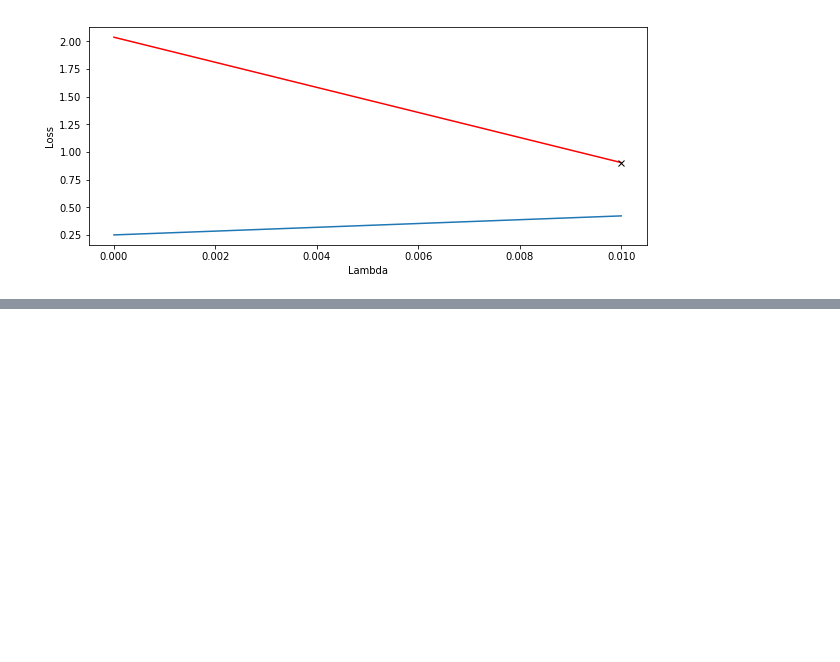
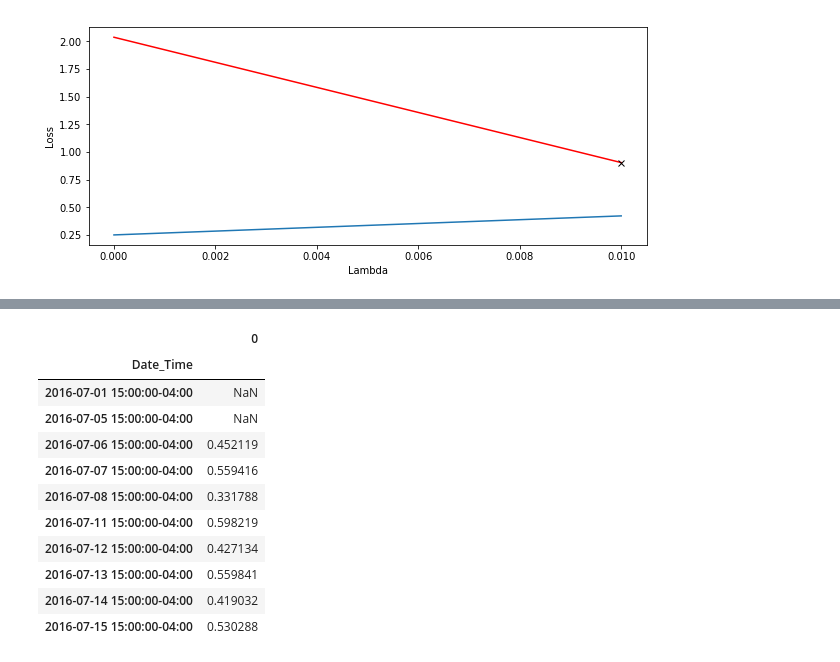
Before and after one commit to cwilko/marketinsights-ml, a Jupyter notebook: models/local/Experiment-1.ipynb, the cells around one changed output, grey strips where cells are left out. Drawn from its saved outputs; the diff is of its cells as text; code cells hidden in the pictures; blank space fills up the shorter version.

```diff
--- a/models/local/Experiment-1.ipynb
+++ b/models/local/Experiment-1.ipynb
@@ -22,11 +22,13 @@ import gc
 import uuid
 import numpy as np
 
-!pip install --upgrade git+https://github.com/cwilko/quantutils.git
+#!pip install --upgrade ../../../quantutils
 
 import quantutils.dataset.pipeline as ppl
 from quantutils.api.bluemix import CloudObjectStore, ObjectStore, Metrics, Logger
 from quantutils.api.marketinsights import MarketInsights, Dataset
+from quantutils.api.assembly import MIAssembly
+from quantutils.api.functions import Functions
 import quantutils.model.utils as mlutils
 from quantutils.model.ml import Model
 
@@ -35,14 +37,15 @@ mi = MarketInsights('cred/MIOapi_cred.json')
 objStore = ObjectStore('cred/object_storage_cred.json')
 cos = CloudObjectStore('cred/ibm_cos_cred.json')
 log = Logger('MarketInsights-ML','cred/logging_cred.json')
+fun = Functions("cred/functions_cred.json")
+miassembly = MIAssembly(mi, fun)
 
 # Logging helper function
 tag = lambda x,y : "".join(["(", x, ":", str(y+1), ") "])
 
 CONFIG = mi.get_model(MODEL_ID)
 TRN_CNF = CONFIG['training']
-
-TRAINING_RUN["id"] = cos.generateKey([str(TRAINING_RUN)])
+TRAINING_RUN["id"] = cos.generateKey([str(TRAINING_RUN["datasets"]), str(TRAINING_RUN["model_id"])])
 COS_BUCKET = "marketinsights-weights"
 
 mkt1, mkt1_desc = mi.get_dataset_by_id(DATASET_ID1)
@@ -296,0 +244,17 @@ cos.generateKey([MODEL_ID, PIPELINE_ID, MARKET1, MARKET2])
+# %%
+DATASET_ID = "265e2f7f3e06af1c6fc9e74434514c86"
+
+miassembly.get_predictions_with_dataset_id(DATASET_ID, TRAINING_RUN["id"], start="2016-07-01", end="2016-07-15")
+# %% [output]
+|  | 0 |
+| Date_Time |  |
+| 2016-07-01 15:00:00-04:00 | NaN |
+| 2016-07-05 15:00:00-04:00 | NaN |
+| 2016-07-06 15:00:00-04:00 | 0.452119 |
+| 2016-07-07 15:00:00-04:00 | 0.559416 |
+| 2016-07-08 15:00:00-04:00 | 0.331788 |
+| 2016-07-11 15:00:00-04:00 | 0.598219 |
+| 2016-07-12 15:00:00-04:00 | 0.427134 |
+| 2016-07-13 15:00:00-04:00 | 0.559841 |
+| 2016-07-14 15:00:00-04:00 | 0.419032 |
+| 2016-07-15 15:00:00-04:00 | 0.530288 |
```
Also changed, not shown: parts of 15 cells of this notebook, 6 other files.
